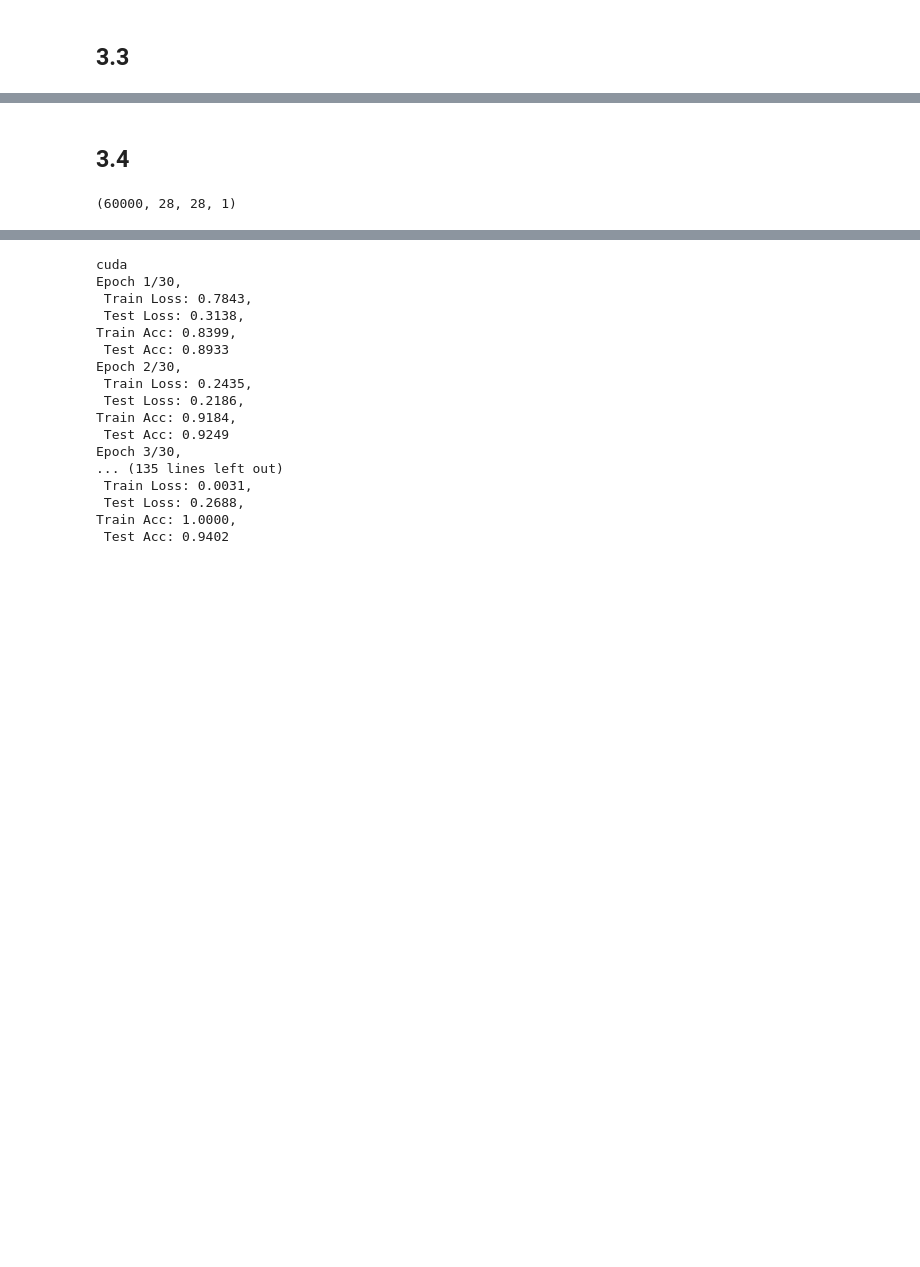
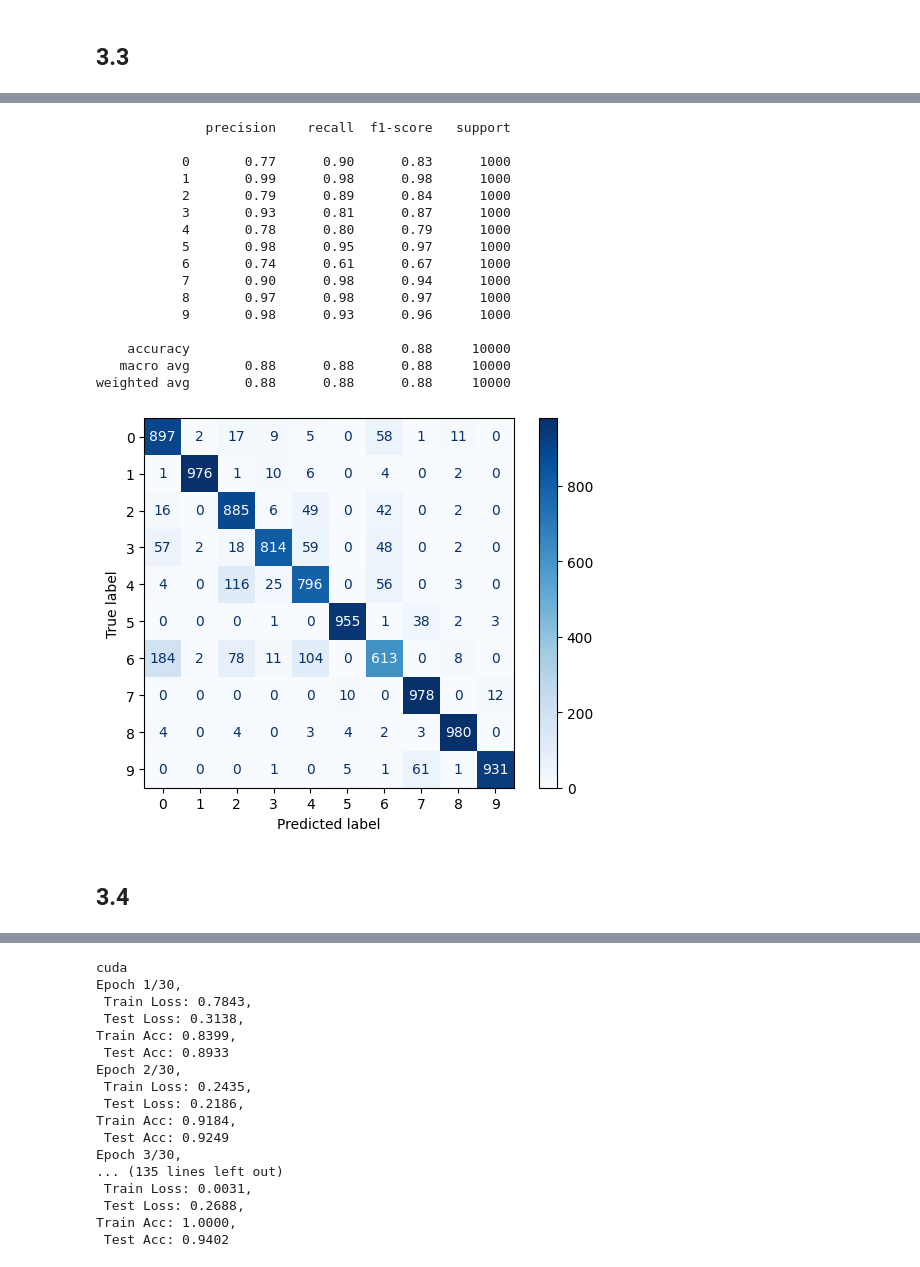
Before and after one commit to Vulturul2k/ML_project, a Jupyter notebook: fashion2.ipynb, the cells around one changed output, grey strips where cells are left out. Saved outputs shown, nothing was run; the diff lists cells and outputs as text; code cells hidden in the pictures; blank space fills up the shorter version.

```diff
--- a/fashion2.ipynb
+++ b/fashion2.ipynb
@@ -668,9 +681,42 @@ plt.show()
+# %%
+from sklearn.metrics import classification_report, ConfusionMatrixDisplay
+
+# Preziceri pe setul de test
+model.eval()
+all_preds = []
+all_labels = []
+
+with torch.no_grad():
+    for inputs, labels in test_loader:
+        inputs, labels = inputs.to(device), labels.to(device)
+        outputs = model(inputs)
+        _, predicted = torch.max(outputs, 1)
+        all_preds.extend(predicted.cpu().numpy())
+        all_labels.extend(labels.cpu().numpy())
+
+print(classification_report(all_labels, all_preds))
+ConfusionMatrixDisplay.from_predictions(all_labels, all_preds, cmap='Blues')
+plt.show()
+# %% [output]
+              precision    recall  f1-score   support
+
+           0       0.77      0.90      0.83      1000
+           1       0.99      0.98      0.98      1000
+           2       0.79      0.89      0.84      1000
+           3       0.93      0.81      0.87      1000
+           4       0.78      0.80      0.79      1000
+           5       0.98      0.95      0.97      1000
+           6       0.74      0.61      0.67      1000
+           7       0.90      0.98      0.94      1000
+           8       0.97      0.98      0.97      1000
+           9       0.98      0.93      0.96      1000
+
+    accuracy                           0.88     10000
+   macro avg       0.88      0.88      0.88     10000
+weighted avg       0.88      0.88      0.88     10000
+[figure, added]
 # %% [markdown]
 ## 3.4
-# %%
-print(x_train.shape)
-# %% [output]
-(60000, 28, 28, 1)
 # %%
 plt.figure(figsize=(12, 5))
 plt.subplot(1, 2, 1)
```
Also changed, not shown: parts of 14 cells of this notebook, 3 other files.
